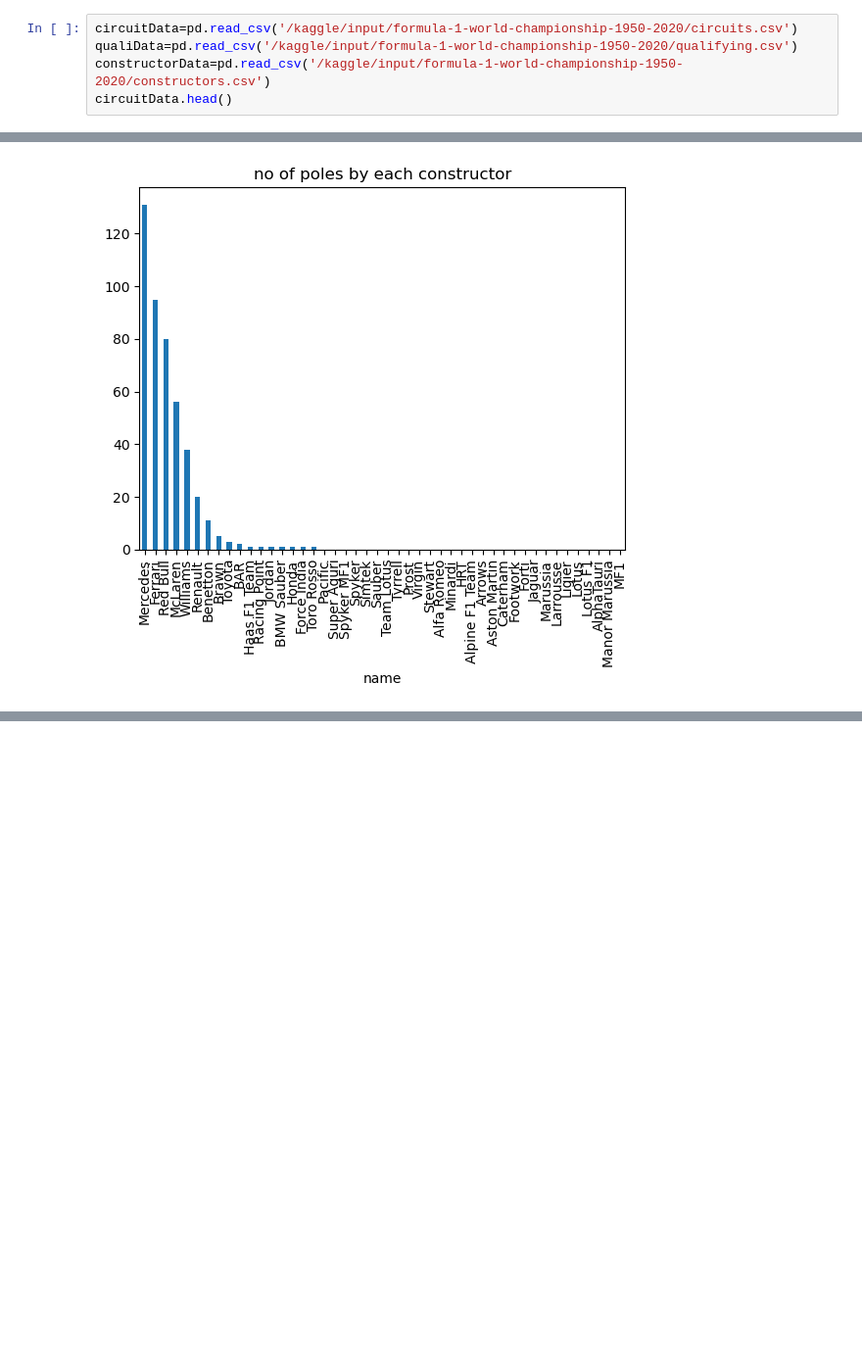
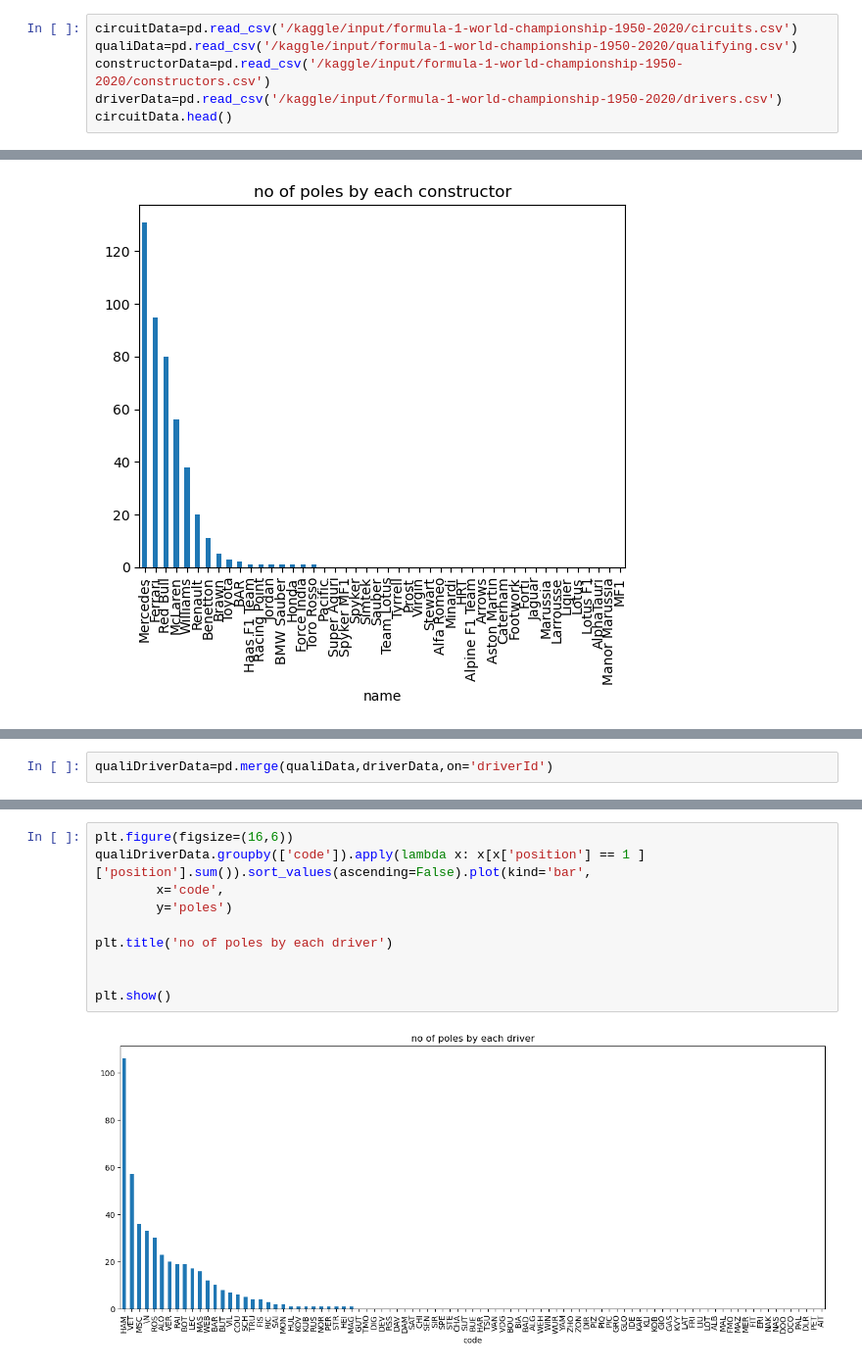
Before and after one commit to Harshith1234567/FormulaOneAnalysis, a Jupyter notebook: formulaoneanalysis.ipynb, the cells around one changed output, grey strips where cells are left out. Shown at 98% size. Saved outputs shown, nothing was run; the diff lists cells and outputs as text; blank space fills up the shorter version.

Commit message:
Kaggle Notebook | FormulaOneAnalysis  | Version 5

```diff
--- a/formulaoneanalysis.ipynb
+++ b/formulaoneanalysis.ipynb
@@ -37,6 +37,7 @@ for dirname, _, filenames in os.walk('/kaggle/input'):
 circuitData=pd.read_csv('/kaggle/input/formula-1-world-championship-1950-2020/circuits.csv')
 qualiData=pd.read_csv('/kaggle/input/formula-1-world-championship-1950-2020/qualifying.csv')
 constructorData=pd.read_csv('/kaggle/input/formula-1-world-championship-1950-2020/constructors.csv')
+driverData=pd.read_csv('/kaggle/input/formula-1-world-championship-1950-2020/drivers.csv')
 circuitData.head()
 # %% [output]
 |  | circuitId | circuitRef | name | location | country | lat | lng | alt | url |
@@ -184,0 +197,2 @@ plt.show()
+# %%
+qualiDriverData=pd.merge(qualiData,driverData,on='driverId')
@@ -184,0 +214,12 @@ plt.show()
+# %%
+plt.figure(figsize=(16,6))
+qualiDriverData.groupby(['code']).apply(lambda x: x[x['position'] == 1 ]['position'].sum()).sort_values(ascending=False).plot(kind='bar',
+        x='code',
+        y='poles')
+
+plt.title('no of poles by each driver')
+
+
+plt.show()
+# %% [output]
+[figure, added]
```
Also changed, not shown: parts of 3 cells of this notebook.
